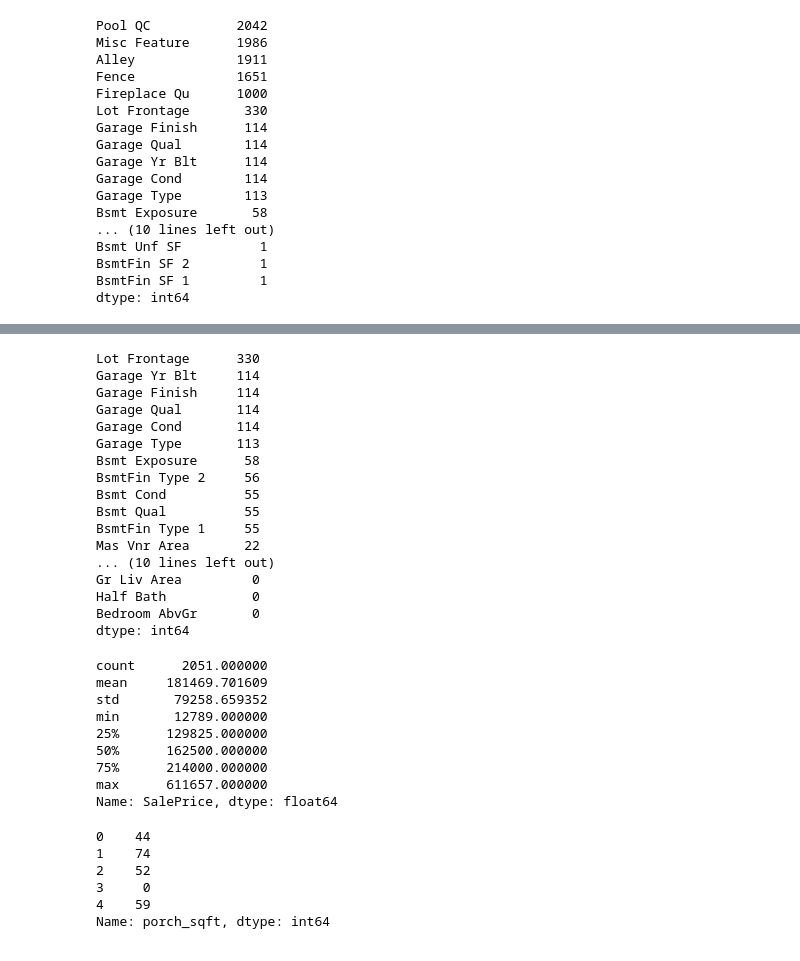
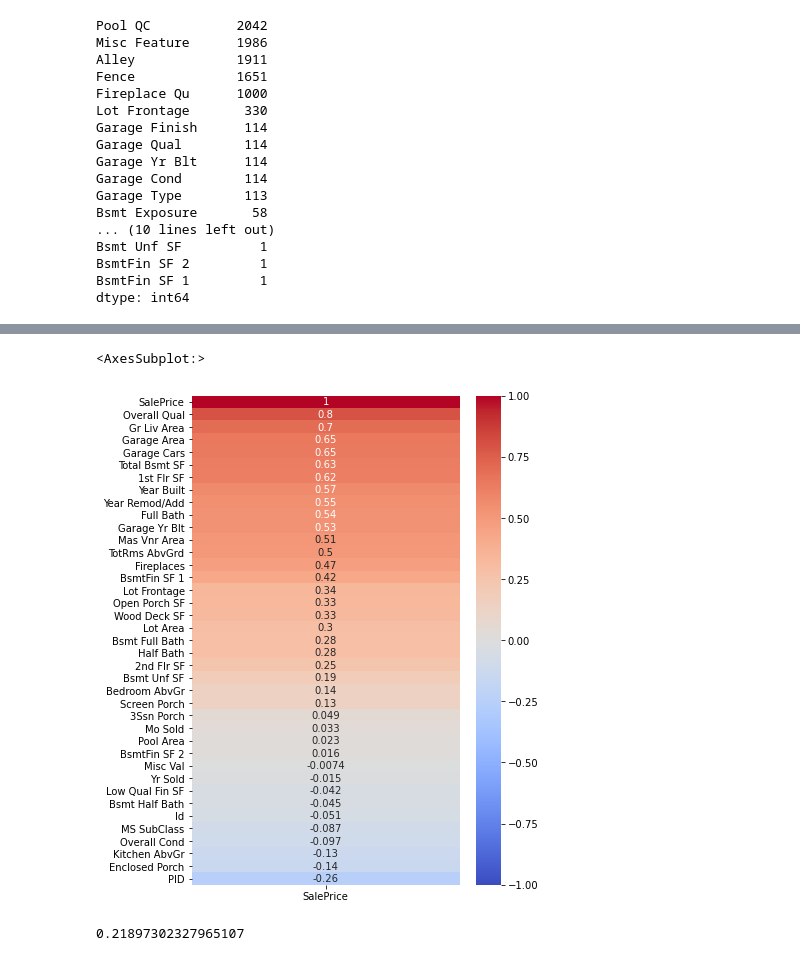
Before and after one commit to ajoneal/ames-iowa-housing-project, a Jupyter notebook: code.ipynb, the cells around one changed output, grey strips where cells are left out. Saved outputs shown, nothing was run; the diff lists cells and outputs as text; code cells hidden in the pictures.

```diff
--- a/code.ipynb
+++ b/code.ipynb
@@ -80,32 +76,10 @@ nulls = df.isnull().sum()
-# %%
-nulls.sort_values(ascending=False).head(25)
-# %% [output]
-Lot Frontage      330
-Garage Yr Blt     114
-Garage Finish     114
-Garage Qual       114
-Garage Cond       114
-Garage Type       113
-Bsmt Exposure      58
-BsmtFin Type 2     56
-Bsmt Cond          55
-Bsmt Qual          55
-BsmtFin Type 1     55
-Mas Vnr Area       22
-... (10 lines left out)
-Gr Liv Area         0
-Half Bath           0
-Bedroom AbvGr       0
-dtype: int64
-# %%
-df['SalePrice'].describe()
-# %% [output]
-count      2051.000000
-mean     181469.701609
-std       79258.659352
-min       12789.000000
-25%      129825.000000
-50%      162500.000000
-75%      214000.000000
-max      611657.000000
-Name: SalePrice, dtype: float64
+# %%
+plt.figure(figsize=(6,9))
+sns.heatmap(df.corr()[['SalePrice']].sort_values('SalePrice', ascending=False),
+           annot=True,
+           cmap='coolwarm',
+           vmin=-1,
+           vmax=1)
+# %% [output]
+<AxesSubplot:>
+[figure, added]
@@ -116,9 +94,4 @@ df.drop(columns=['Open Porch SF', 'Enclosed Porch', '3Ssn Porch', 'Screen Porch'
 # %%
-df['porch_sqft'].head()
+df['porch_sqft'].corr(df['SalePrice'])
 # %% [output]
-0    44
-1    74
-2    52
-3     0
-4    59
-Name: porch_sqft, dtype: int64
+0.21897302327965107
```
Also changed, not shown: parts of 11 cells of this notebook, 1 other file.
